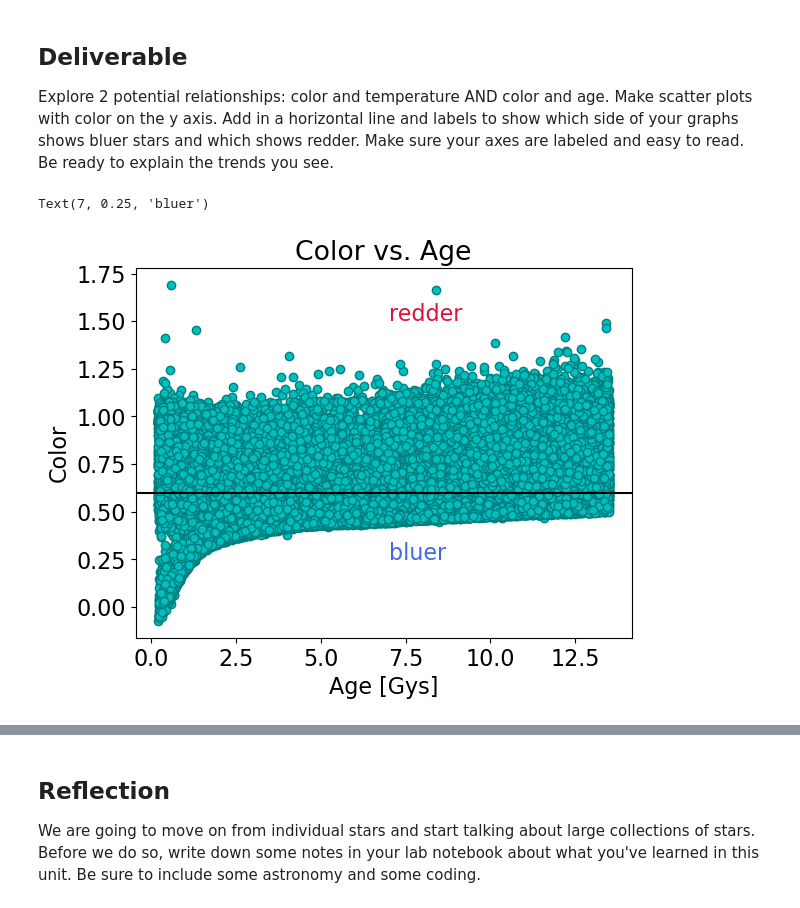
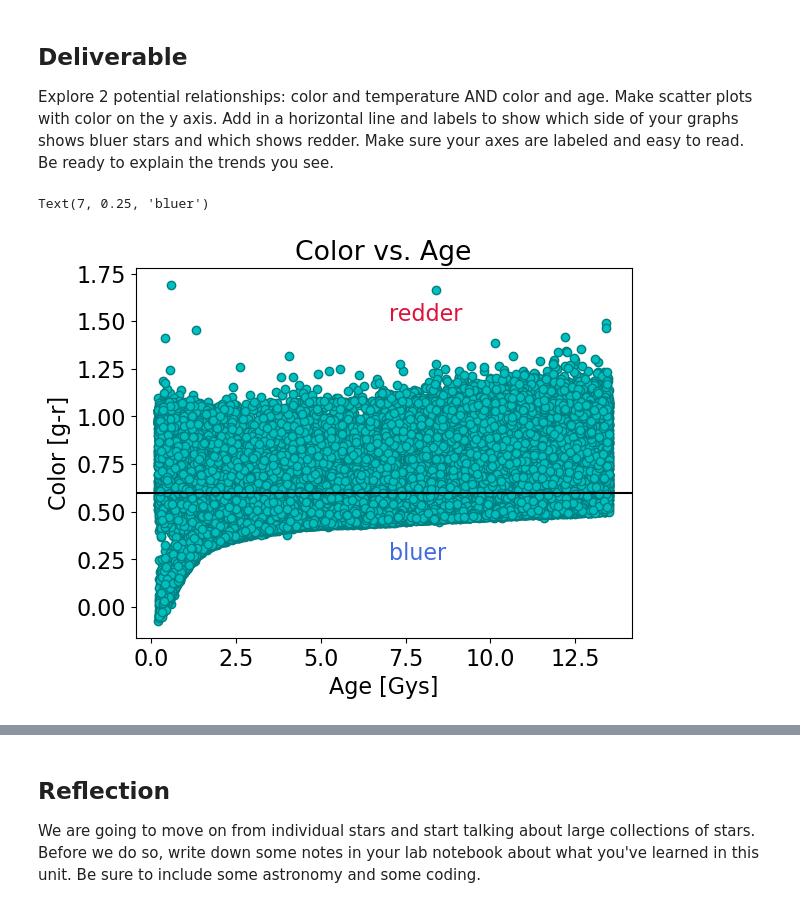
Before and after one commit to adipasquale117/CFR-2025, a Jupyter notebook: Astro/Blank/2 - Stars Pt3.ipynb, the cells around one changed output, grey strips where cells are left out. Saved outputs shown, nothing was run; the diff lists cells and outputs as text; code cells hidden in the pictures.

```diff
--- a/Astro/Blank/2 - Stars Pt3.ipynb
+++ b/Astro/Blank/2 - Stars Pt3.ipynb
@@ -206,12 +206,14 @@ Explore 2 potential relationships: color and temperature AND color and age. Make
 # %%
 # 1) color vs age scatter plot with redder and bluer labels at the division you used above
 plt.scatter(x = age, y = bigger_color, color='c', edgecolor = 'teal')
 plt.title('Color vs. Age')
 plt.xlabel('Age [Gys]')
-plt.ylabel('Color')
+plt.ylabel('Color [g-r]')
+
+# Add in a horizontal line and labels to show which side of your graphs shows bluer stars and which shows redder.
 plt.axhline(0.6, color = 'black')
 plt.annotate(xy = (7, 1.5), xytext =(7, 1.5), text = 'redder', color = 'crimson')
 plt.annotate(xy = (7, .25), xytext =(7, .25), text = 'bluer', color = 'royalblue')
 # %% [output]
 Text(7, 0.25, 'bluer')
-[figure, old version]
+[figure, new version]
```
Also changed, not shown: parts of 8 cells of this notebook, 1 other file.
